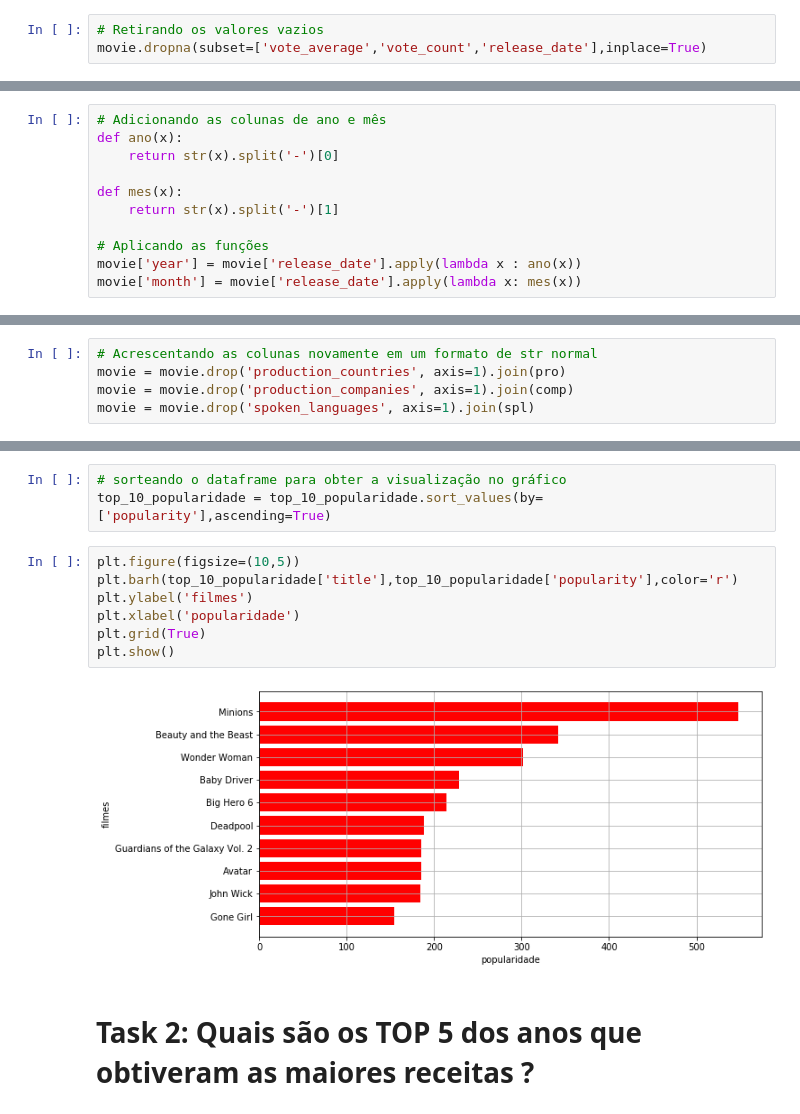
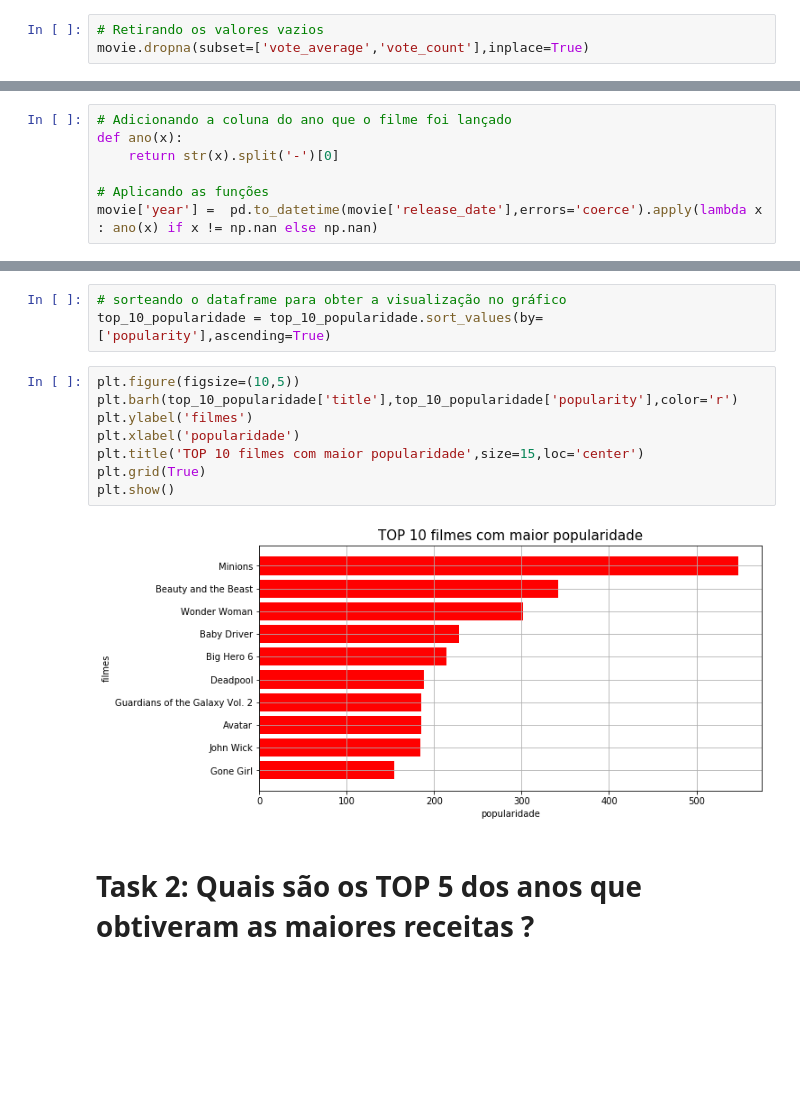
Before and after one commit to Alves-Eduarda/filmes, a Jupyter notebook: Movies.ipynb, the cells around one changed output, grey strips where cells are left out. Cells and saved outputs as stored; diff of their text form; blank space fills up the shorter version.

```diff
--- a/Movies.ipynb
+++ b/Movies.ipynb
@@ -29,7 +29,7 @@ movie.head()
 | 4 | False | {'id': 96871, 'name': 'Father of ... | 0 | [{'id': 35, 'name': 'Comedy'}] | NaN | 11862 | tt0113041 | en | ... |
 # %%
 # Retirando os valores vazios
-movie.dropna(subset=['vote_average','vote_count','release_date'],inplace=True)
+movie.dropna(subset=['vote_average','vote_count'],inplace=True)
 # %%
 # Retirando as colunas
 movie.drop(columns=['imdb_id','video','poster_path','homepage','original_title'],inplace=True)
@@ -106,13 +81,9 @@ def qtd_gen(x):
 
 movie['len_genres'] = movie['genres'].apply(lambda x: qtd_gen(x))
 # %%
-# Adicionando as colunas de ano e mês
+# Adicionando a coluna do ano que o filme foi lançado
 def ano(x):
     return str(x).split('-')[0]
 
-def mes(x):
-    return str(x).split('-')[1]
-
 # Aplicando as funções
-movie['year'] = movie['release_date'].apply(lambda x : ano(x))
-movie['month'] = movie['release_date'].apply(lambda x: mes(x))
+movie['year'] =  pd.to_datetime(movie['release_date'],errors='coerce').apply(lambda x : ano(x) if x != np.nan else np.nan)
@@ -127,5 +89,0 @@ spl.name = 'spoken_languages'
-# %%
-# Acrescentando as colunas novamente em um formato de str normal
-movie = movie.drop('production_countries', axis=1).join(pro)
-movie = movie.drop('production_companies', axis=1).join(comp)
-movie = movie.drop('spoken_languages', axis=1).join(spl)
@@ -151,12 +113,13 @@ top_10_popularidade = top_10_popularidade.sort_values(by=['popularity'],ascendin
 # %%
 plt.figure(figsize=(10,5))
 plt.barh(top_10_popularidade['title'],top_10_popularidade['popularity'],color='r')
 plt.ylabel('filmes')
 plt.xlabel('popularidade')
+plt.title('TOP 10 filmes com maior popularidade',size=15,loc='center')
 plt.grid(True)
 plt.show()
 # %% [output]
-[figure, old version]
+[figure, new version]
 # %% [markdown]
 # Task 2: Quais são os TOP 5 dos anos que obtiveram as maiores receitas ?
 # %%
```
Also changed, not shown: parts of 36 cells of this notebook.
